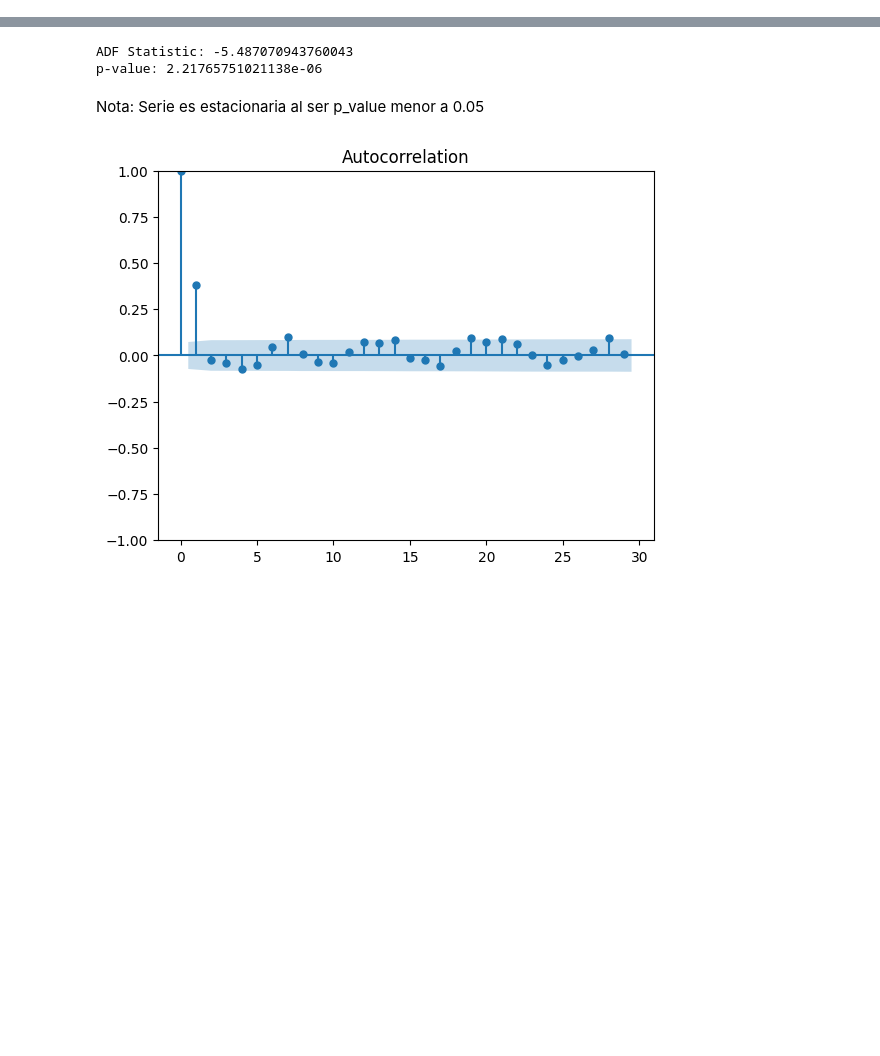
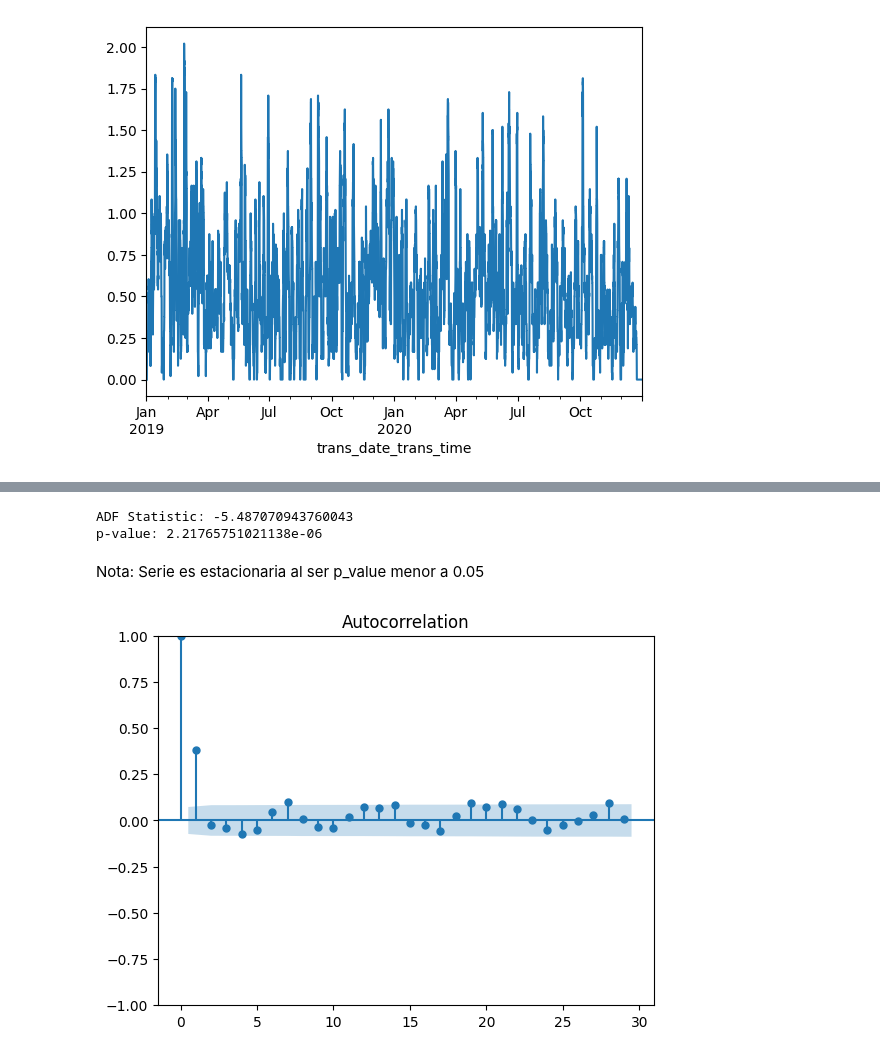
Before and after one commit to No-Country-simulation/c20-70-n-data-bi, a Jupyter notebook: notebooks/Analisis_serie_tmp.ipynb, the cells around one changed output, grey strips where cells are left out. Saved outputs shown, nothing was run; the diff lists cells and outputs as text; code cells hidden in the pictures; blank space fills up the shorter version.

```diff
--- a/notebooks/Analisis_serie_tmp.ipynb
+++ b/notebooks/Analisis_serie_tmp.ipynb
@@ -23,0 +82,9 @@ df_fraudes = data[data['is_fraud'] == 1]
+# %%
+# Descomponer los datos
+decomposed = seasonal_decompose(data)
+
+# Visualizar la tendencia
+decomposed.trend.plot()
+plt.show()
+# %% [output]
+[figure, added]
```
Also changed, not shown: parts of 36 cells of this notebook, 3 other files.
